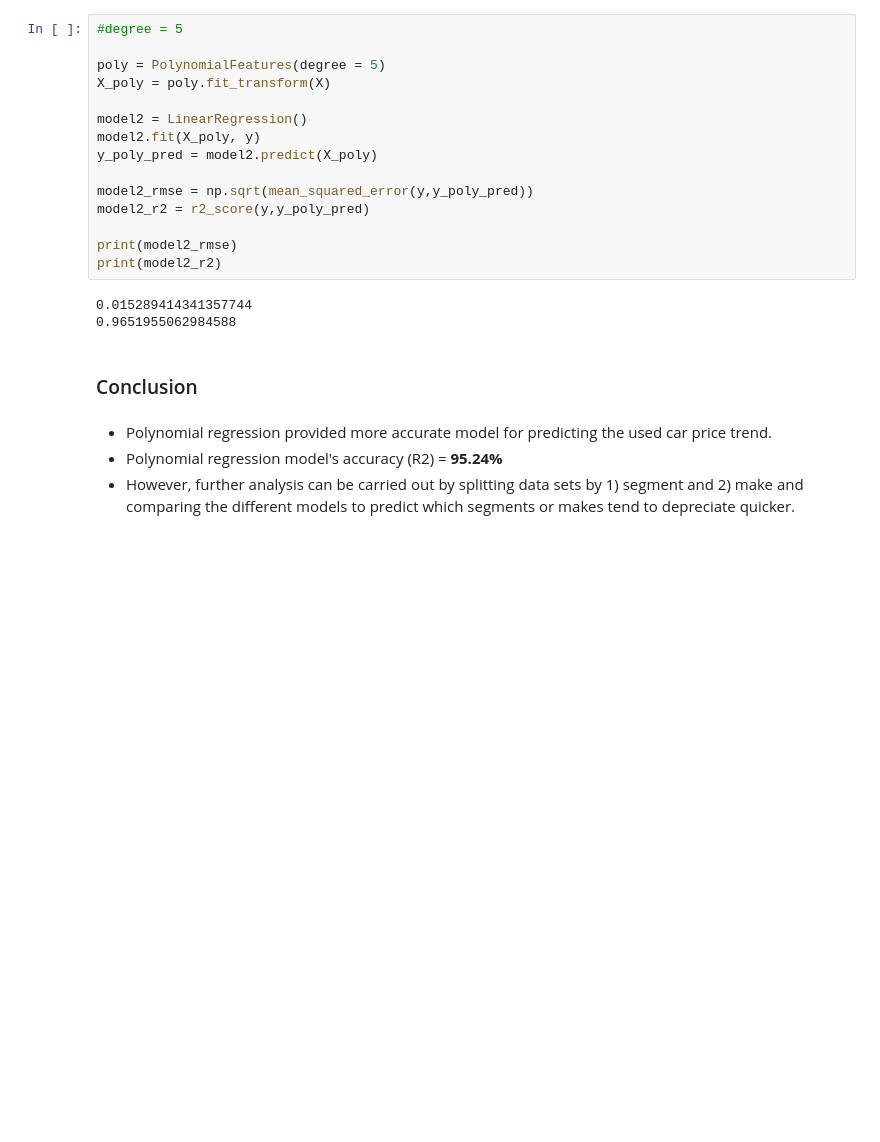
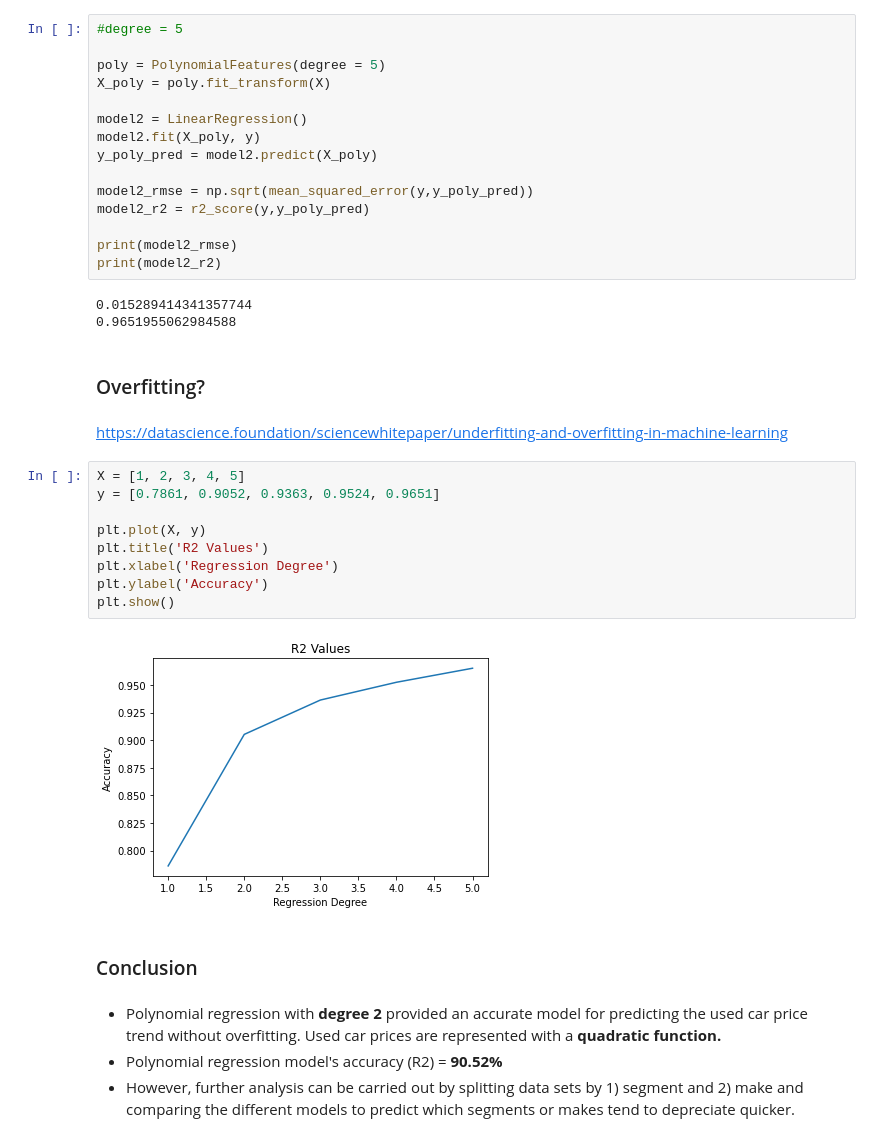
Before and after one commit to yehjoonk/python_study, a Jupyter notebook: studygroup_intermediate/analysis_on_used_vehicle_price.ipynb, the cells around one changed output. Cells and saved outputs as stored; diff of their text form; blank space fills up the shorter version.

```diff
--- a/studygroup_intermediate/analysis_on_used_vehicle_price.ipynb
+++ b/studygroup_intermediate/analysis_on_used_vehicle_price.ipynb
@@ -306,9 +318,24 @@ print(model2_r2)
 # %% [output]
 0.015289414341357744
 0.9651955062984588
+# %% [markdown]
+### Overfitting?
+# %% [markdown]
+https://datascience.foundation/sciencewhitepaper/underfitting-and-overfitting-in-machine-learning
+# %%
+X = [1, 2, 3, 4, 5]
+y = [0.7861, 0.9052, 0.9363, 0.9524, 0.9651]
+
+plt.plot(X, y)
+plt.title('R2 Values')
+plt.xlabel('Regression Degree')
+plt.ylabel('Accuracy')
+plt.show()
+# %% [output]
+[figure, added]
 # %% [markdown]
 ### Conclusion
 # %% [markdown]
-- Polynomial regression provided more accurate model for predicting the used car price trend.
-- Polynomial regression model's accuracy (R2) = **95.24%**
+- Polynomial regression with **degree 2** provided an accurate model for predicting the used car price trend without overfitting. Used car prices are represented with a **quadratic function.**
+- Polynomial regression model's accuracy (R2) = **90.52%**
 - However, further analysis can be carried out by splitting data sets by 1) segment and 2) make and comparing the different models to predict which segments or makes tend to depreciate quicker.
```
Also changed, not shown: parts of 3 cells of this notebook, 4 other files.
